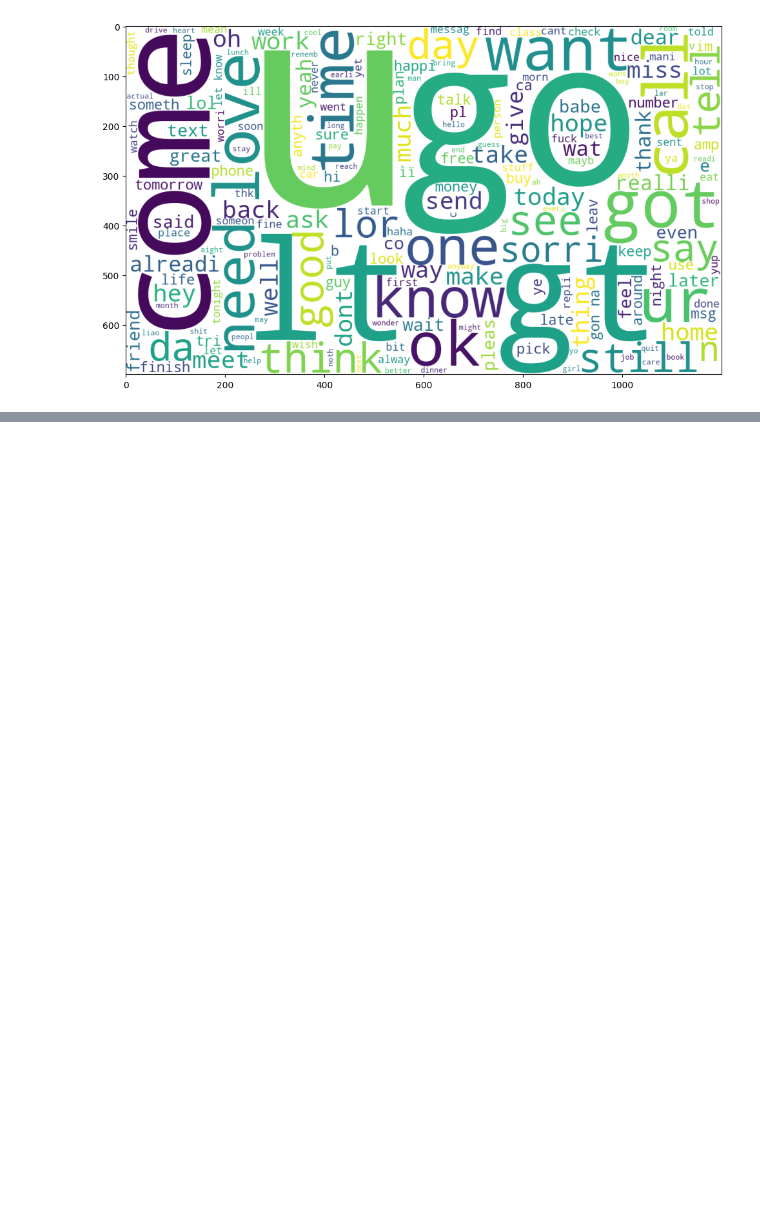
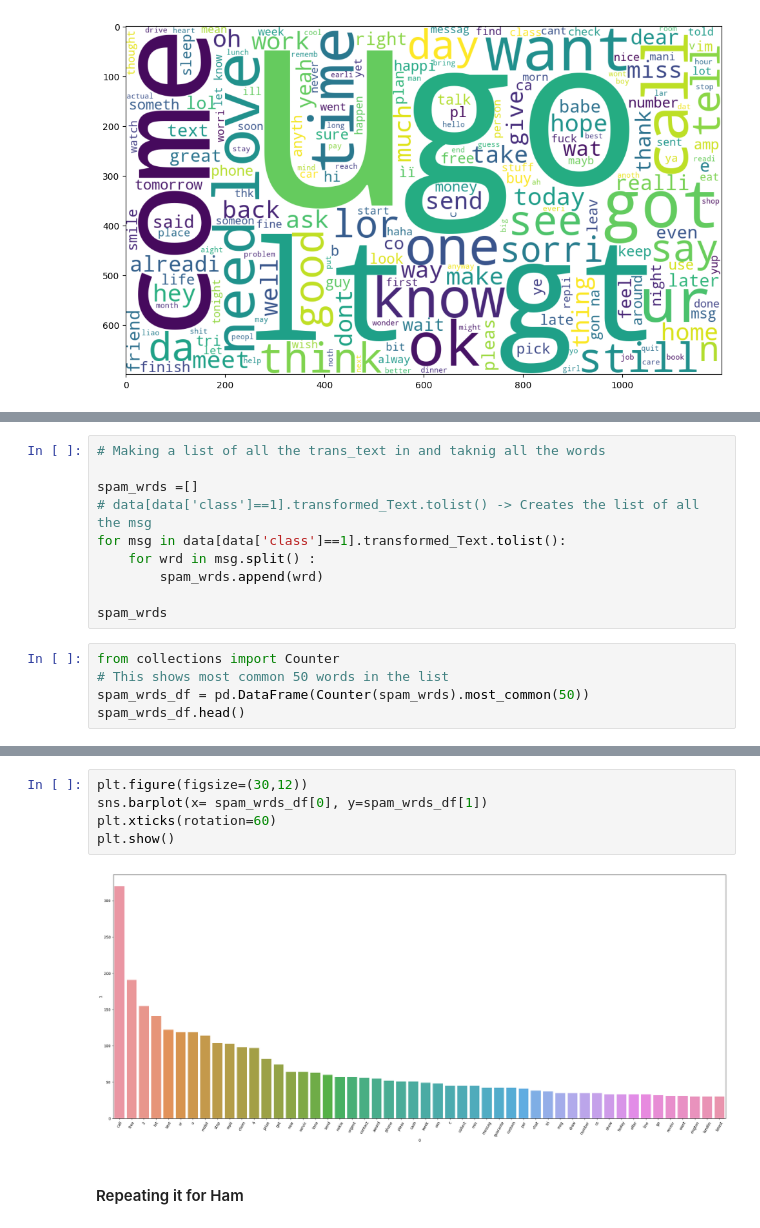
Before and after one commit to mr-ayush-agrawal/MachineLearningBasics, a Jupyter notebook: SpamHamClassifier/Spam_Detection.ipynb, the cells around one changed output, grey strips where cells are left out. Drawn from its saved outputs; the diff is of its cells as text; blank space fills up the shorter version.

```diff
--- a/SpamHamClassifier/Spam_Detection.ipynb
+++ b/SpamHamClassifier/Spam_Detection.ipynb
@@ -318,0 +321,15 @@ plt.imshow(ham_Wc)
+# %%
+# Making a list of all the trans_text in and taknig all the words
+
+spam_wrds =[]
+# data[data['class']==1].transformed_Text.tolist() -> Creates the list of all the msg
+for msg in data[data['class']==1].transformed_Text.tolist():
+    for wrd in msg.split() :
+        spam_wrds.append(wrd)
+
+spam_wrds
+# %%
+from collections import Counter
+# This shows most common 50 words in the list
+spam_wrds_df = pd.DataFrame(Counter(spam_wrds).most_common(50))
+spam_wrds_df.head()
@@ -318,0 +343,9 @@ plt.imshow(ham_Wc)
+# %%
+plt.figure(figsize=(30,12))
+sns.barplot(x= spam_wrds_df[0], y=spam_wrds_df[1])
+plt.xticks(rotation=60)
+plt.show()
+# %% [output]
+[figure, added]
+# %% [markdown]
+#### Repeating it for Ham
```
Also changed, not shown: parts of 5 cells of this notebook.
